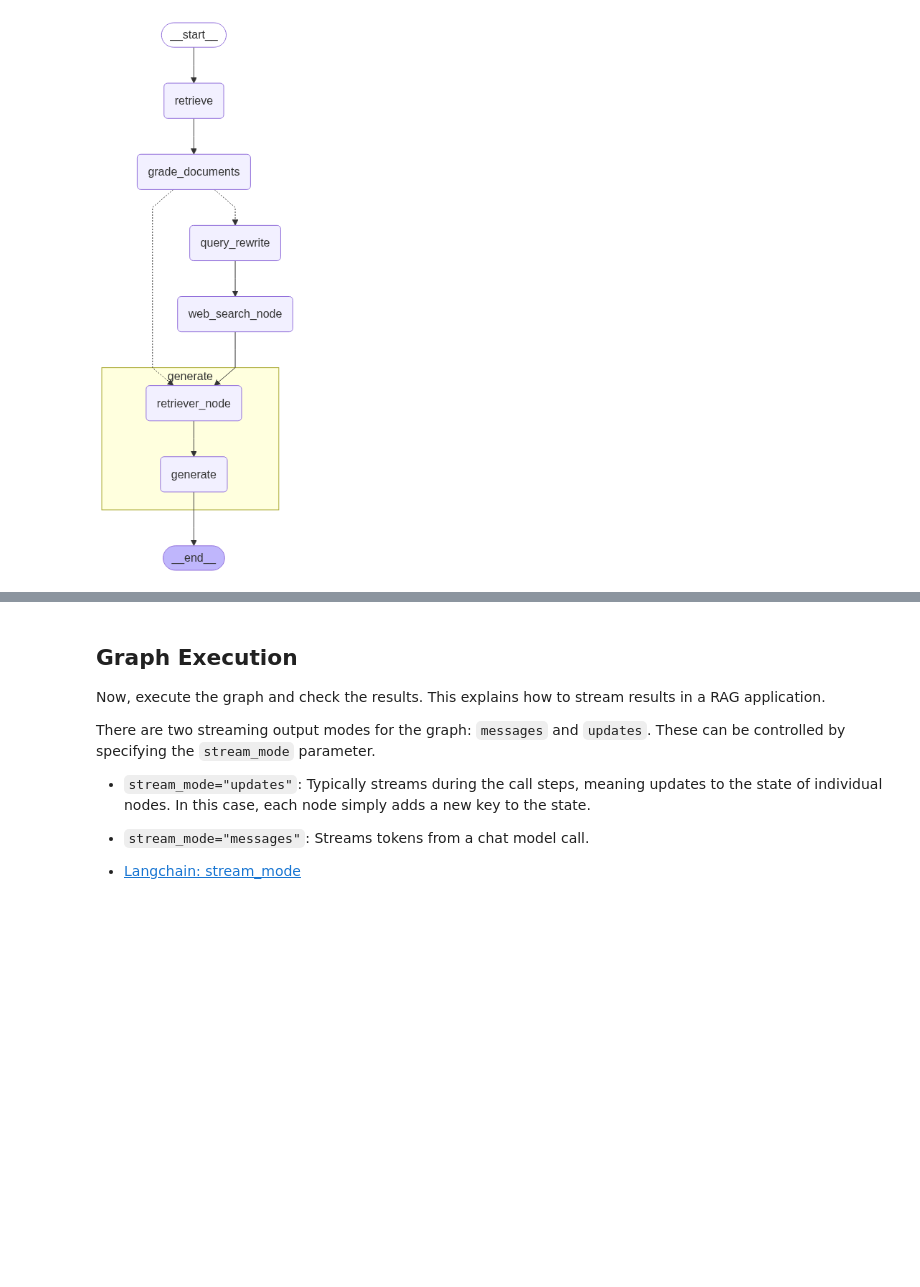
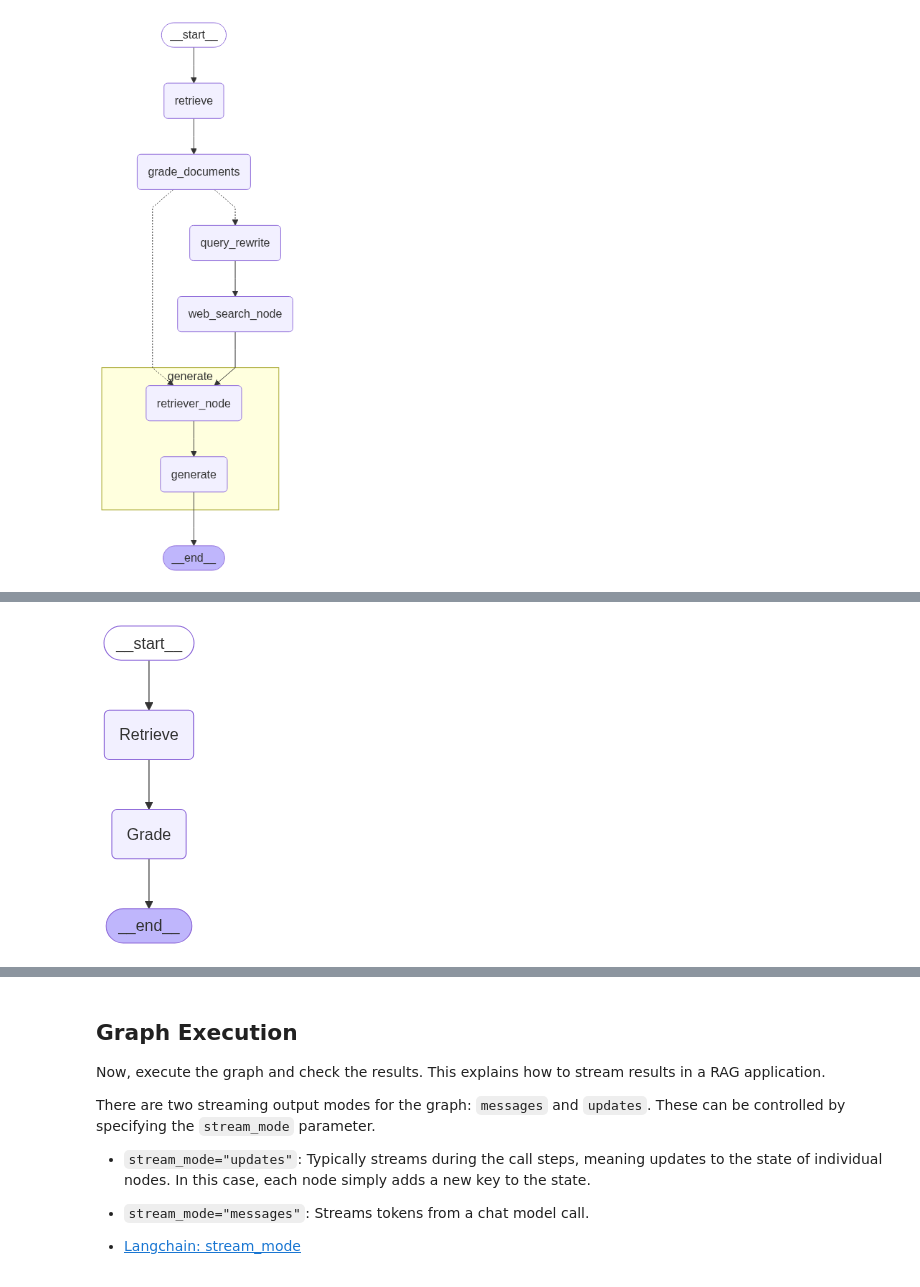
Before and after one commit to Bluedata-Consulting/GAAPB01-training-code-base, a Jupyter notebook: Concept_RAG_Advanced.ipynb, the cells around one changed output, grey strips where cells are left out. Cells and saved outputs as stored; diff of their text form; code cells hidden in the pictures; blank space fills up the shorter version.

```diff
--- a/Concept_RAG_Advanced.ipynb
+++ b/Concept_RAG_Advanced.ipynb
@@ -517,0 +497,4 @@ print("Final Answer:", response.get("answer"))
+# %%
+retrieval_grader
+# %% [output]
+[figure, added]
```
Also changed, not shown: parts of 13 cells of this notebook.
